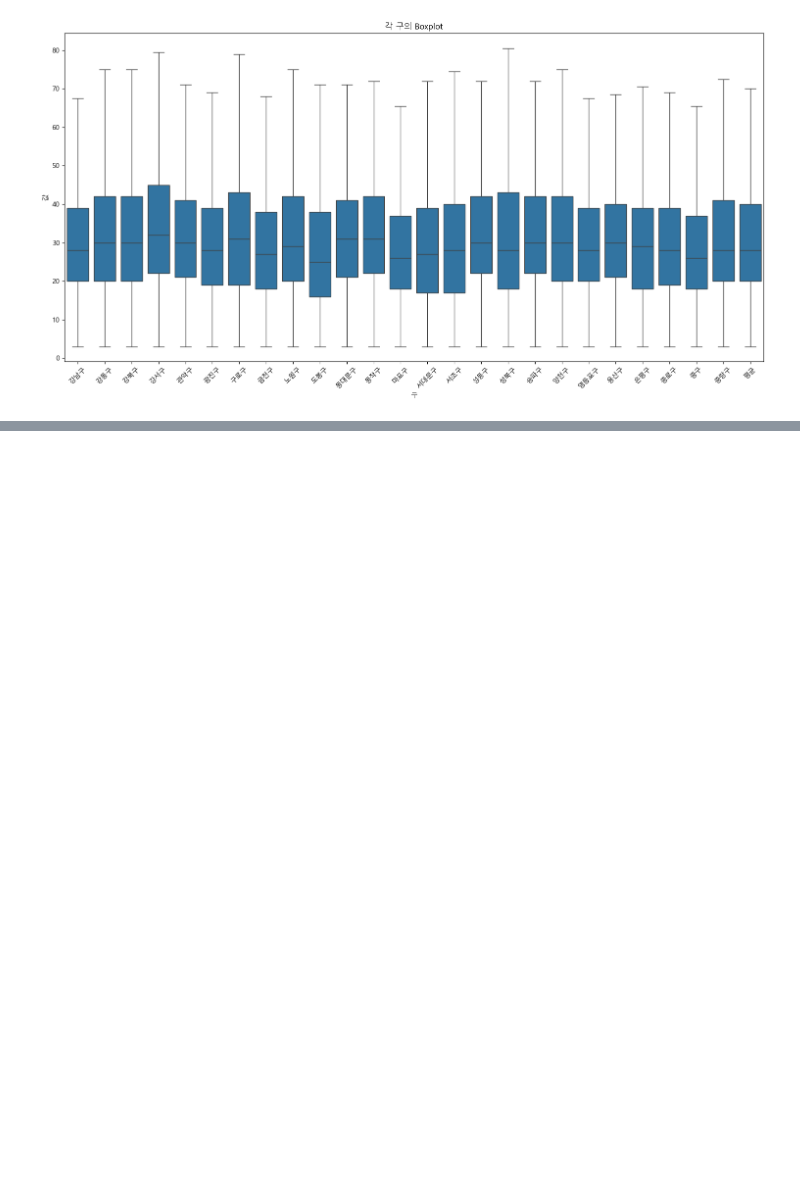
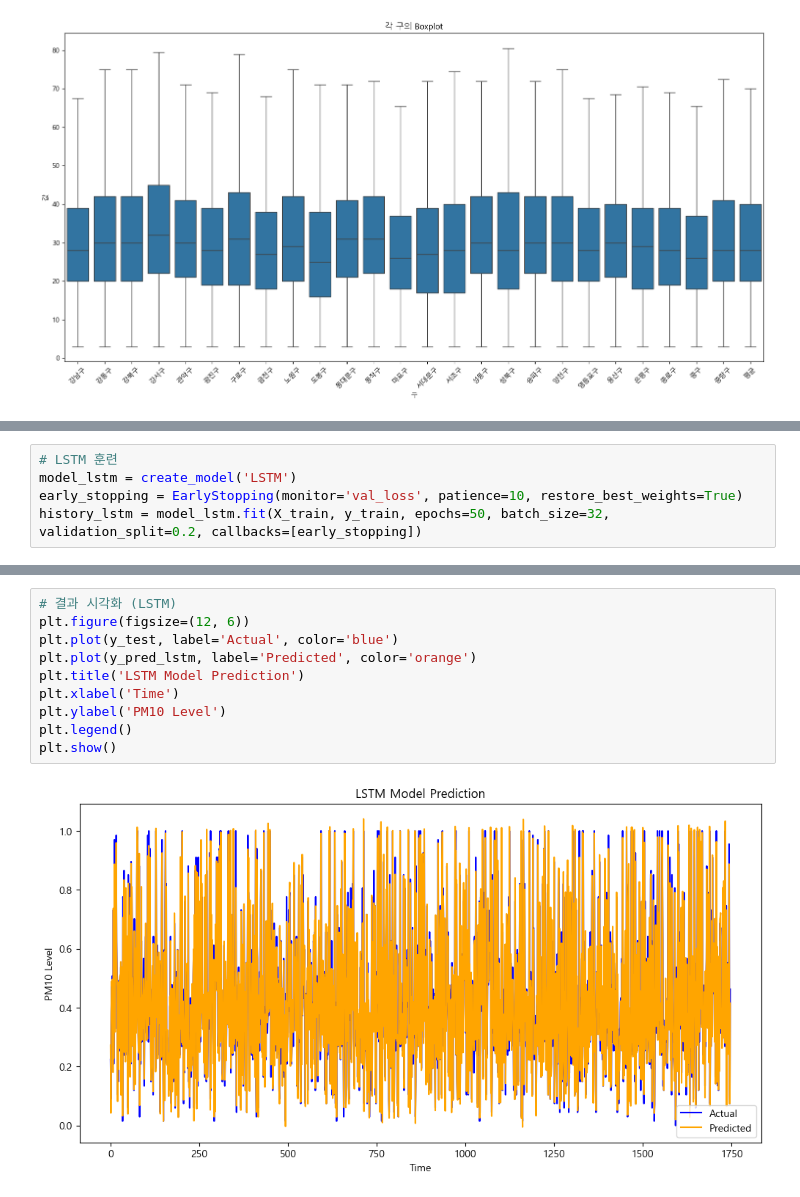
Before and after one commit to 98jiyong/AIProject, a Jupyter notebook: 20250109_dust.ipynb, the cells around one changed output, grey strips where cells are left out. Saved outputs shown, nothing was run; the diff lists cells and outputs as text; blank space fills up the shorter version.

```diff
--- a/20250109_dust.ipynb
+++ b/20250109_dust.ipynb
@@ -222,0 +293,5 @@ plt.show()
+# %%
+# LSTM 훈련
+model_lstm = create_model('LSTM')
+early_stopping = EarlyStopping(monitor='val_loss', patience=10, restore_best_weights=True)
+history_lstm = model_lstm.fit(X_train, y_train, epochs=50, batch_size=32, validation_split=0.2, callbacks=[early_stopping])
@@ -222,0 +372,12 @@ plt.show()
+# %%
+# 결과 시각화 (LSTM)
+plt.figure(figsize=(12, 6))
+plt.plot(y_test, label='Actual', color='blue')
+plt.plot(y_pred_lstm, label='Predicted', color='orange')
+plt.title('LSTM Model Prediction')
+plt.xlabel('Time')
+plt.ylabel('PM10 Level')
+plt.legend()
+plt.show()
+# %% [output]
+[figure, added]
```
Also changed, not shown: parts of 19 cells of this notebook, 6 other files.
